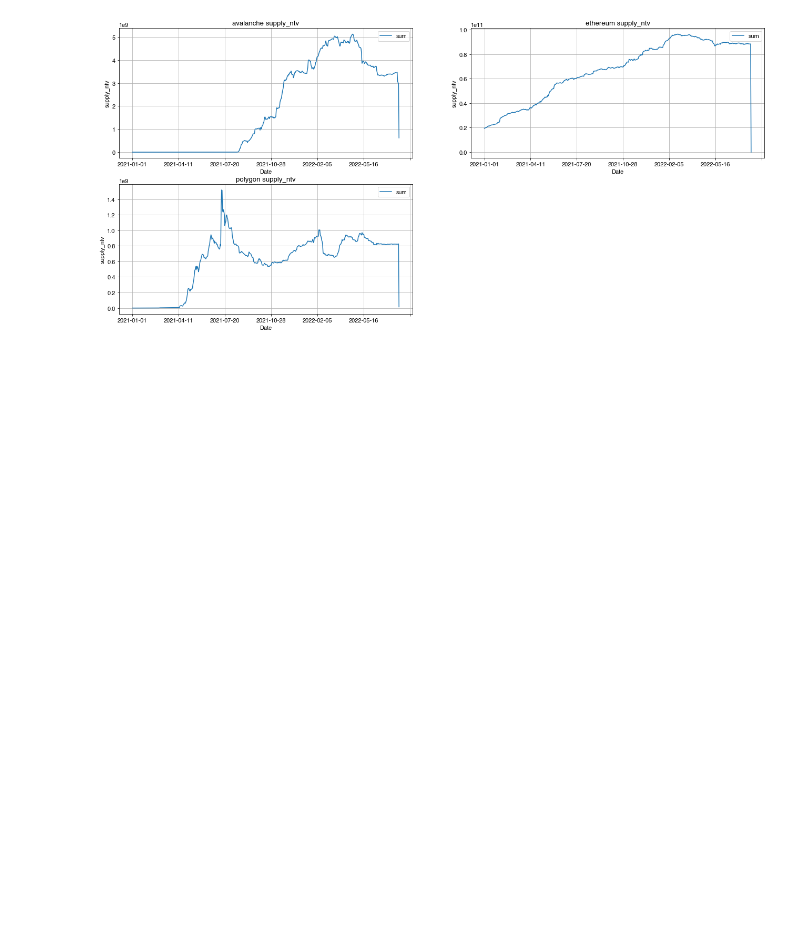
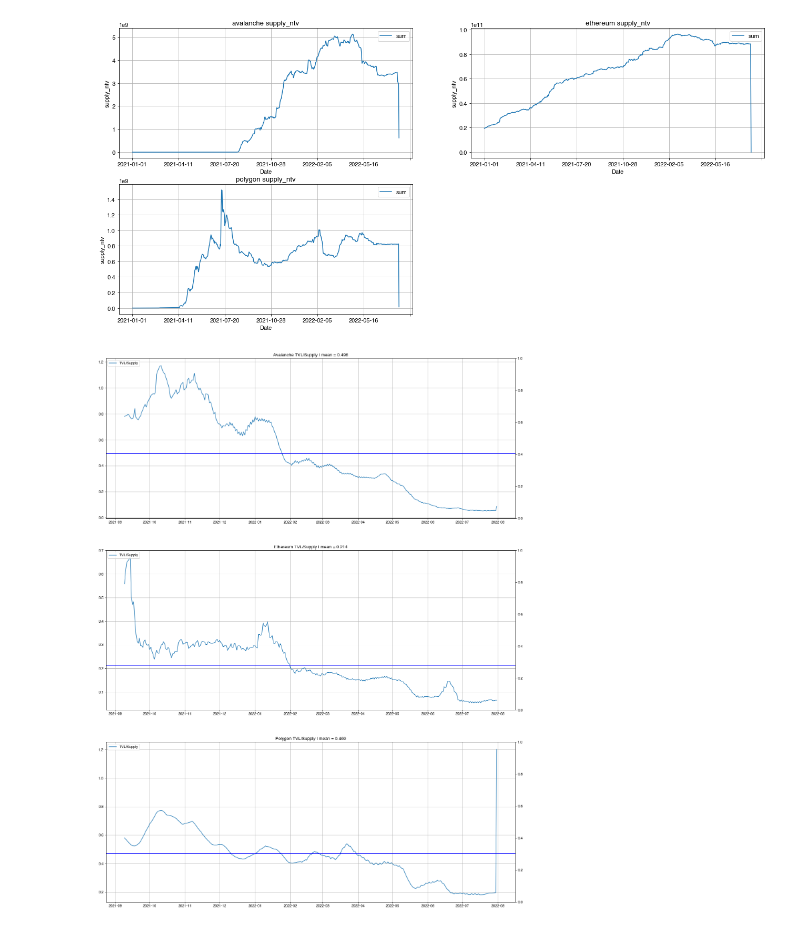
Before and after one commit to keroshanpillay/Stablecoin-Data-Project, a Jupyter notebook: Code/Historical_Analysis_V1.ipynb, the cells around one changed output. Cells and saved outputs as stored; diff of their text form; code cells hidden in the pictures; blank space fills up the shorter version.

```diff
--- a/Code/Historical_Analysis_V1.ipynb
+++ b/Code/Historical_Analysis_V1.ipynb
@@ -229,7 +273,7 @@ def plot_agg_dex():
         temp_df.plot(figsize=(30,30),ax=ax,title = curr_chain+' '+metric_2)
         subplots[k].grid()
 # %%
-def plot_TVLbySupply():
+def plot_TVLbySupply(start_dt, end_dt):
     tvl_supply_array = []
     fig, (ax1, ax2, ax3) = plt.subplots(3, figsize=(22,30))
     fig
@@ -240,29 +284,54 @@ def plot_TVLbySupply():
     dfs = []
 
     for k in range(3):
+        price_df = concat_data(chain_prices[k], start_dt, end_dt)
+        fix_dates(price_df)
+
         curr_chain=chains[k]
         ax = subplots[k]
 
         tvl_df = dex_df[(dex_df['chain']==curr_chain)]
-        tvl_df = tvl_df[(tvl_df['date'] >= '2021-01-01') & (tvl_df['date'] <= '2022-07-31')]
+        tvl_df = tvl_df[(tvl_df['date'] >= start_dt) & (tvl_df['date'] <= end_dt)]
         tvl_df = tvl_df.groupby(['date'])['TVL'].sum().to_frame().abs()
         dfs.append(tvl_df)
 
-        #tvl_df.plot()
-        tvl_df
-
         supply_df = stable_df[(stable_df['chain']==curr_chain.lower())]
-        supply_df = supply_df[(supply_df['date'] >= '2021-01-01') & (supply_df['date'] <= '2022-07-31')]
+        supply_df = supply_df[(supply_df['date'] >= start_dt) & (supply_df['date'] <= end_dt)]
         supply_df = supply_df.groupby(['date'])['supply_ntv'].sum().to_frame().abs()
         dfs.append(supply_df)
-        #supply_df.plot()
 
         tvl_supply = tvl_df
         tvl_supply['supply'] = supply_df.supply_ntv
         tvl_supply['tvl/supply'] = tvl_df['TVL']/tvl_df['supply']
-        tvl_supply.rolling(5).mean().plot(y = 'tvl/supply', figsize = (22,22), ax = ax, title = curr_chain+ ' TVL/Supply')
         tvl_supply = tvl_supply.reset_index()
+        tvl_supply['price'] = price_df['price'] #Add token prices
         tvl_supply_array.append(tvl_supply)
+
+        tvl_supply['date'] = pd.to_datetime(tvl_supply['date'])
+
+        ROLLING_MEAN_LENGTH = 5
+
+        ax_second_axis = ax.twinx()
+        ax.plot(tvl_supply['date'],tvl_supply['tvl/supply'].rolling(9).mean())
+        ax.axhline(tvl_supply['tvl/supply'].mean(), color='blue', linewidth=2)
+        ax.set_title(curr_chain+ ' TVL/Supply | mean = '+str(round(tvl_supply['tvl/supply'].mean(),3)))
+#        tvl_supply.plot(x = 'date', y = 'tvl/supply', figsize = (22,22), ax = ax, title = curr_chain+ ' TVL/Supply')
+        ax.legend(['TVL/Supply'],loc = 'upper left')
+        #tvl_supply['price'].rolling(ROLLING_MEAN_LENGTH).mean().plot(x = 'date',y = 'price',ax=ax_second_axis, color = 'red', ylabel = 'Price ($)')
+        #ax_second_axis.legend(['Price'],loc = 'upper right')
+
+        #df = tvl_supply
+        #df['min'] = df.price.rolling(ROLLING_MEAN_LENGTH).mean()[(df.price.shift(1) > df.price) & (df.price.shift(-1) > df.price)]
+        #df['max'] = df.price.rolling(ROLLING_MEAN_LENGTH).mean()[(df.price.shift(1) < df.price) & (df.price.shift(-1) < df.price)]
+
+        #ax_second_axis.scatter(df.index, df['min'], c='r')
+        #ax_second_axis.scatter(df.index, df['max'], c='g')
+
+#        ax2.legend(loc='upper right')
         subplots[k].grid()
-        #subplots[k].axvline(x = '2021-01-01', color = 'r', linestyle = '-')
+
     return tvl_supply_array
+# %%
+tvl_supply_array = plot_TVLbySupply('2021-09-01', '2022-07-31')
+# %% [output]
+[figure, added]
```
Also changed, not shown: parts of 18 cells of this notebook.
